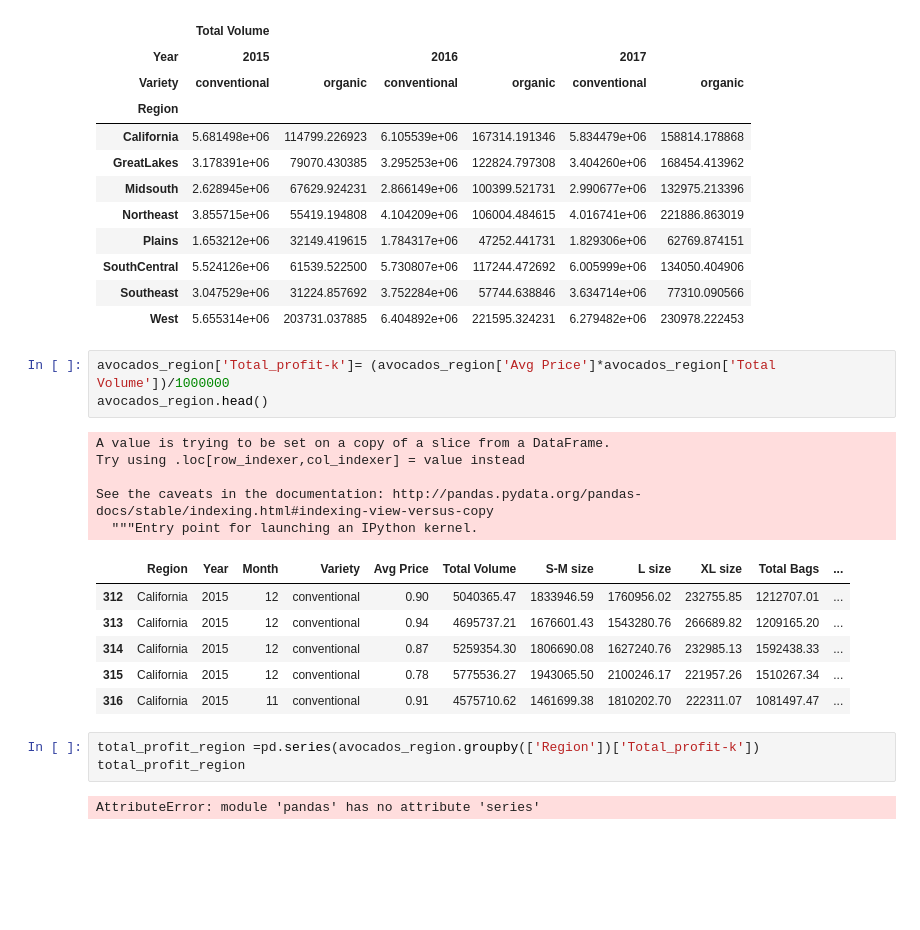
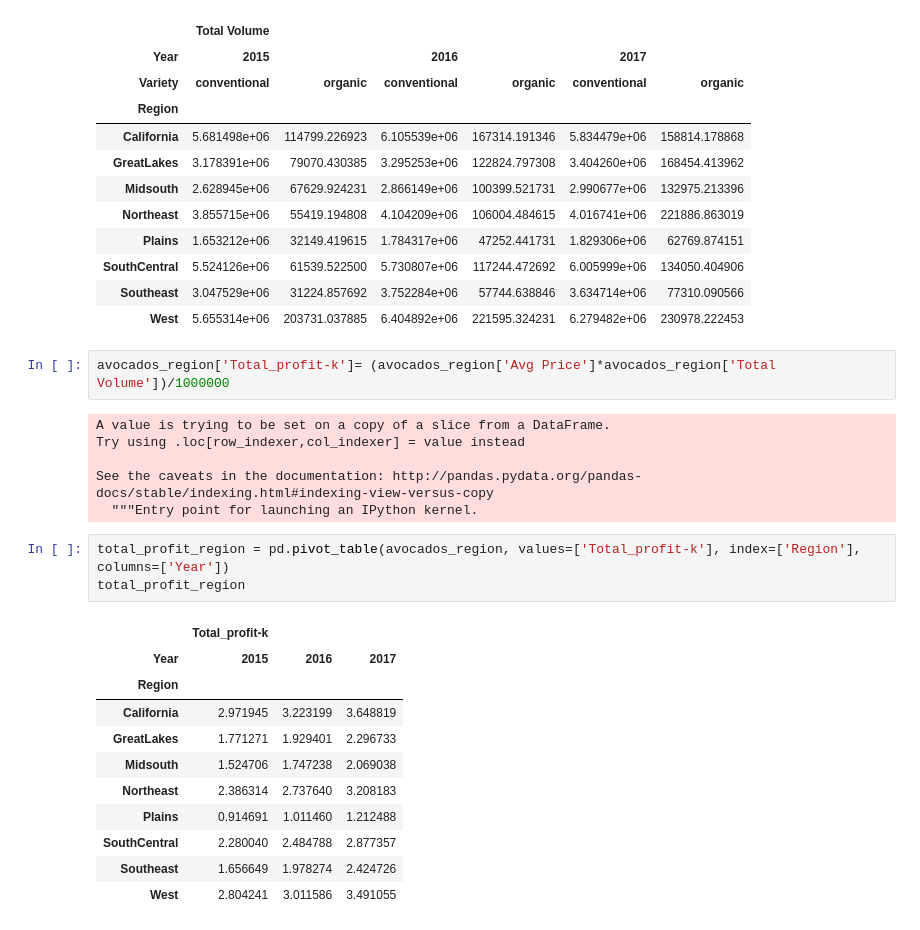
Before and after one commit to Paulapr/datamad0119, a Jupyter notebook: module-1/pipelines-project/your-code/avocado_dataset.ipynb, the cells around one changed output. Saved outputs shown, nothing was run; the diff lists cells and outputs as text; blank space fills up the shorter version.

```diff
--- a/module-1/pipelines-project/your-code/avocado_dataset.ipynb
+++ b/module-1/pipelines-project/your-code/avocado_dataset.ipynb
@@ -212,21 +211,24 @@ variedad_precio_region
 | West | 5.655314e+06 | 203731.037885 | 6.404892e+06 | 221595.324231 | 6.279482e+06 | 230978.222453 |
 # %%
 avocados_region['Total_profit-k']= (avocados_region['Avg Price']*avocados_region['Total Volume'])/1000000
-avocados_region.head()
 # %% [output]
 A value is trying to be set on a copy of a slice from a DataFrame.
 Try using .loc[row_indexer,col_indexer] = value instead
 
 See the caveats in the documentation: http://pandas.pydata.org/pandas-docs/stable/indexing.html#indexing-view-versus-copy
   """Entry point for launching an IPython kernel.
-|  | Region | Year | Month | Variety | Avg Price | Total Volume | S-M size | L size | XL size | Total Bags | ... |
-| 312 | California | 2015 | 12 | conventional | 0.90 | 5040365.47 | 1833946.59 | 1760956.02 | 232755.85 | 1212707.01 | ... |
-| 313 | California | 2015 | 12 | conventional | 0.94 | 4695737.21 | 1676601.43 | 1543280.76 | 266689.82 | 1209165.20 | ... |
-| 314 | California | 2015 | 12 | conventional | 0.87 | 5259354.30 | 1806690.08 | 1627240.76 | 232985.13 | 1592438.33 | ... |
-| 315 | California | 2015 | 12 | conventional | 0.78 | 5775536.27 | 1943065.50 | 2100246.17 | 221957.26 | 1510267.34 | ... |
-| 316 | California | 2015 | 11 | conventional | 0.91 | 4575710.62 | 1461699.38 | 1810202.70 | 222311.07 | 1081497.47 | ... |
 # %%
-total_profit_region =pd.series(avocados_region.groupby(['Region'])['Total_profit-k'])
+total_profit_region = pd.pivot_table(avocados_region, values=['Total_profit-k'], index=['Region'], columns=['Year'])
 total_profit_region
 # %% [output]
-AttributeError: module 'pandas' has no attribute 'series'
+|  | Total_profit-k |  |  |
+| Year | 2015 | 2016 | 2017 |
+| Region |  |  |  |
+| California | 2.971945 | 3.223199 | 3.648819 |
+| GreatLakes | 1.771271 | 1.929401 | 2.296733 |
+| Midsouth | 1.524706 | 1.747238 | 2.069038 |
+| Northeast | 2.386314 | 2.737640 | 3.208183 |
+| Plains | 0.914691 | 1.011460 | 1.212488 |
+| SouthCentral | 2.280040 | 2.484788 | 2.877357 |
+| Southeast | 1.656649 | 1.978274 | 2.424726 |
+| West | 2.804241 | 3.011586 | 3.491055 |
```
Also changed, not shown: parts of 7 cells of this notebook.
